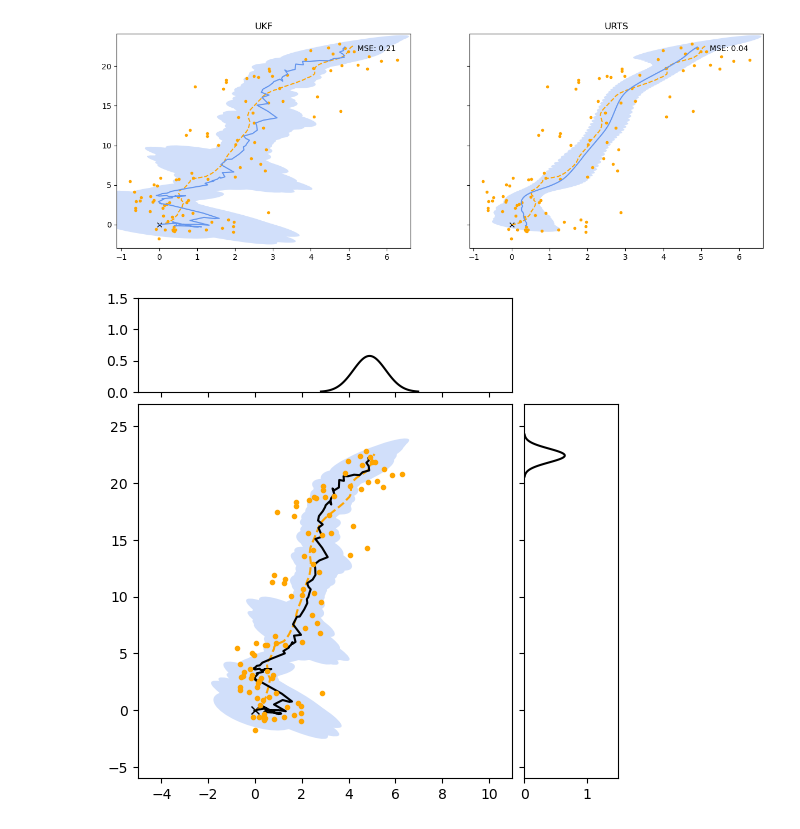
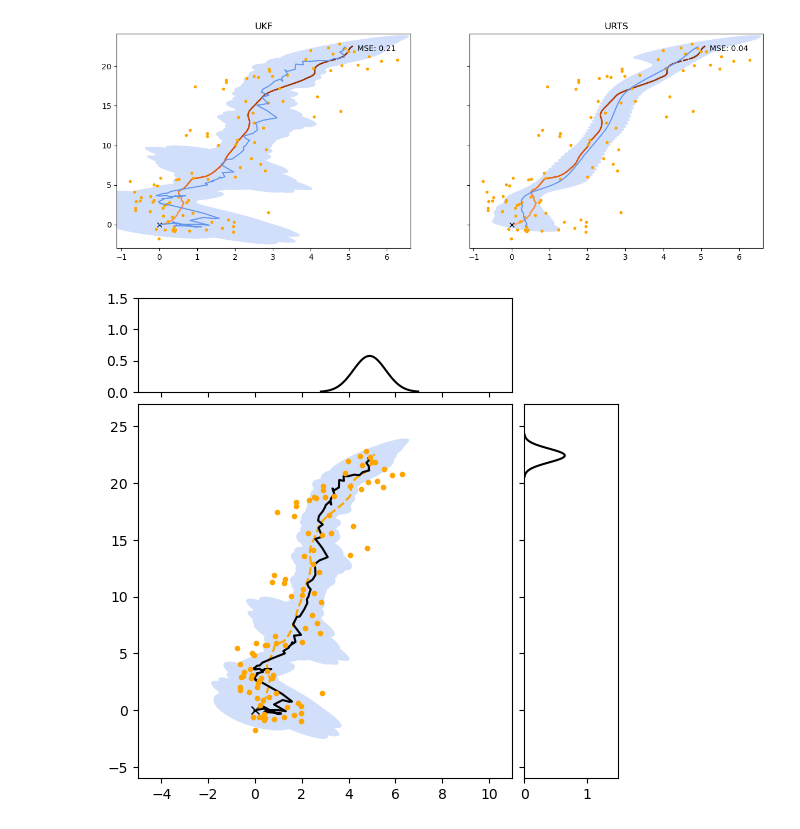
Before and after one commit to AndersGMadsen/bayesian-state-space-models, a Jupyter notebook: plot_dev.ipynb, the cells around one changed output. Drawn from its saved outputs; the diff is of its cells as text; code cells hidden in the pictures.

Commit message:
Gradient on line

```diff
--- a/plot_dev.ipynb
+++ b/plot_dev.ipynb
@@ -28,28 +28,42 @@ extended_kalman_filter = UKF(f, h, Q, R, dim_m = 4, dim_y = 2)
 state_estimates, cov_estimates = extended_kalman_filter.filter(measurements)
 state_estimates_smoothed, cov_estimates_smoothed = extended_kalman_filter.smoother(state_estimates, cov_estimates)
 # %%
+from matplotlib.collections import LineCollection
+from matplotlib.cm import get_cmap
+
 #Compare methods
 fig, ax = plt.subplots(1, 2, figsize=(15, 5), sharey=True)
 for k in range(2):
     ax[k].plot(states[0, 0], states[0, 1], 'x', color='k', label="Start")
-    ax[k].plot(states[:, 0], states[:, 1], '--', color='orange', label="True trajectory")
+    #ax[k].plot(states[:, 0], states[:, 1], '--', color='orange', label="True trajectory")
     ax[k].plot(measurements[:, 0], measurements[:, 1], '.', color='orange', label="Noisy observations")
+
+# Create a set of line segments
+points = np.array([states[:, 0], states[:, 1]]).T.reshape(-1, 1, 2)
+segments = np.concatenate([points[:-1], points[1:]], axis=1)
+oranges = get_cmap('Oranges')(np.linspace(0.4, 1, len(segments)))
+lc1 = LineCollection(segments, colors=oranges, linewidths=2, linestyle='--', label="True trajectory")
+lc2 = LineCollection(segments, colors=oranges, linewidths=2, linestyle='--', label="True trajectory")
+
+# Plot line
+ax[0].add_collection(lc1)
+ax[1].add_collection(lc2)
 
 plot_trajectory(ax[0], state_estimates, cov_estimates, label="UKF")
 ax[0].set_title("UKF")
 
 plot_trajectory(ax[1], state_estimates_smoothed, cov_estimates_smoothed, label="URTS")
 ax[1].set_title("URTS")
 
 # Show the MSE on the plot in upper right corner
 ax[0].text(0.95, 0.95, "MSE: {:.2f}".format(np.mean((states[:, :2] - state_estimates[:, :2])**2)),
            horizontalalignment='right', verticalalignment='top', transform=ax[0].transAxes)
 ax[1].text(0.95, 0.95, "MSE: {:.2f}".format(np.mean((states[:, :2] - state_estimates_smoothed[:, :2])**2)),
            horizontalalignment='right', verticalalignment='top', transform=ax[1].transAxes)
 
 plt.show()
 # %% [output]
-[figure, old version]
+[figure, new version]
 # %%
 fig = plt.figure(figsize=(6, 6))
 gs = fig.add_gridspec(2, 2,  width_ratios=(4, 1), height_ratios=(1, 4),
```
